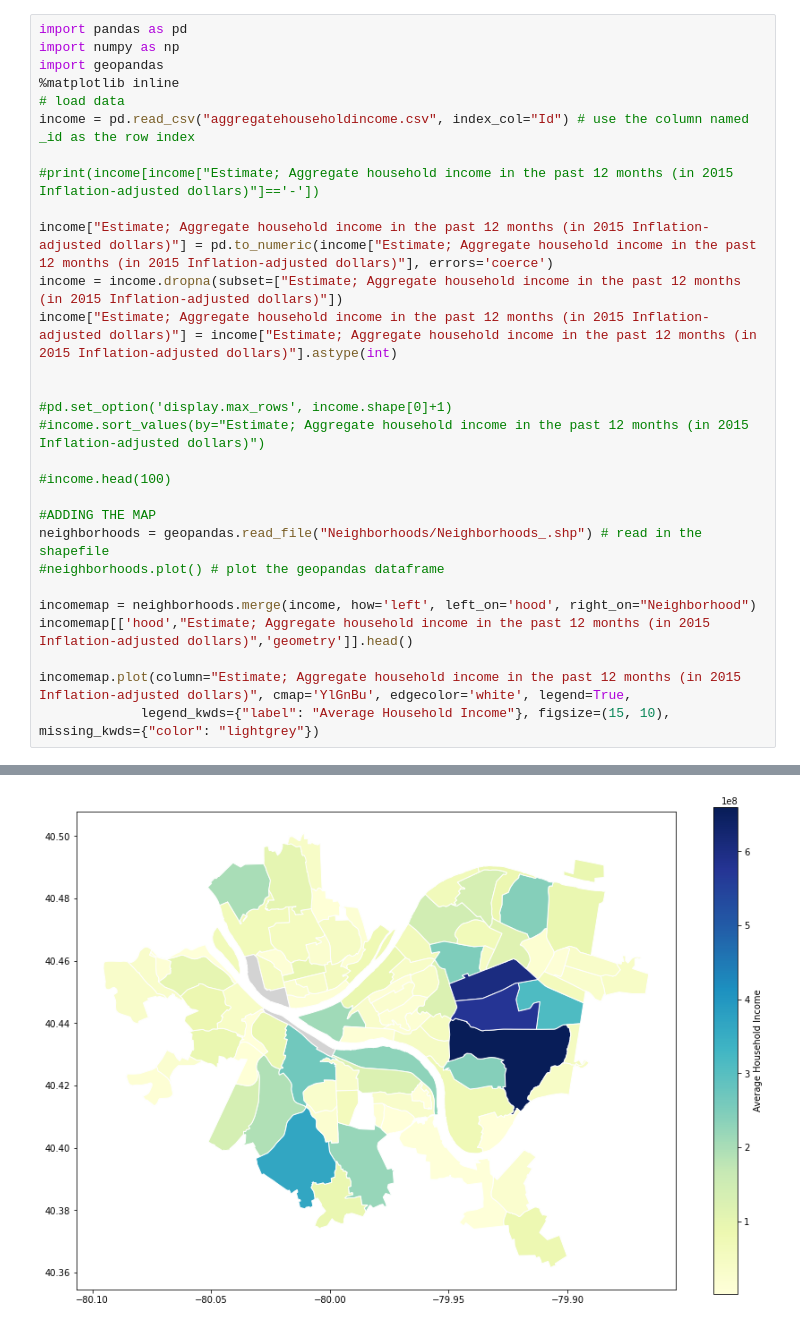
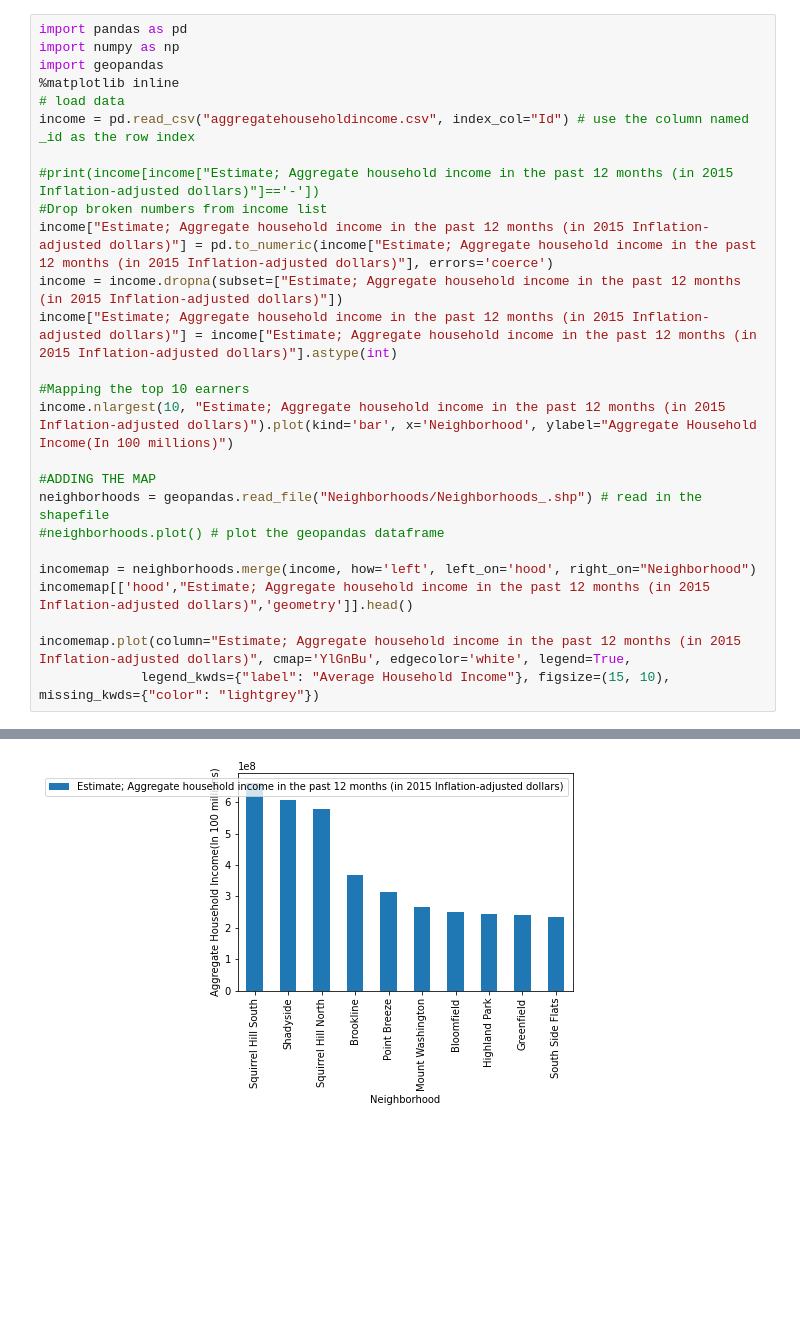
Before and after one commit to lampealex888/FinalProject, a Jupyter notebook: scottNotebook.ipynb, the cells around one changed output, grey strips where cells are left out. Saved outputs shown, nothing was run; the diff lists cells and outputs as text; blank space fills up the shorter version.

```diff
--- a/scottNotebook.ipynb
+++ b/scottNotebook.ipynb
@@ -1,32 +5,29 @@
 # %%
 import pandas as pd
 import numpy as np
 import geopandas
 %matplotlib inline
 # load data
 income = pd.read_csv("aggregatehouseholdincome.csv", index_col="Id") # use the column named _id as the row index
 
 #print(income[income["Estimate; Aggregate household income in the past 12 months (in 2015 Inflation-adjusted dollars)"]=='-'])
-
+#Drop broken numbers from income list
 income["Estimate; Aggregate household income in the past 12 months (in 2015 Inflation-adjusted dollars)"] = pd.to_numeric(income["Estimate; Aggregate household income in the past 12 months (in 2015 Inflation-adjusted dollars)"], errors='coerce')
 income = income.dropna(subset=["Estimate; Aggregate household income in the past 12 months (in 2015 Inflation-adjusted dollars)"])
 income["Estimate; Aggregate household income in the past 12 months (in 2015 Inflation-adjusted dollars)"] = income["Estimate; Aggregate household income in the past 12 months (in 2015 Inflation-adjusted dollars)"].astype(int)
 
-
-#pd.set_option('display.max_rows', income.shape[0]+1)
-#income.sort_values(by="Estimate; Aggregate household income in the past 12 months (in 2015 Inflation-adjusted dollars)")
-
-#income.head(100)
+#Mapping the top 10 earners
+income.nlargest(10, "Estimate; Aggregate household income in the past 12 months (in 2015 Inflation-adjusted dollars)").plot(kind='bar', x='Neighborhood', ylabel="Aggregate Household Income(In 100 millions)")
 
 #ADDING THE MAP
 neighborhoods = geopandas.read_file("Neighborhoods/Neighborhoods_.shp") # read in the shapefile
 #neighborhoods.plot() # plot the geopandas dataframe
 
 incomemap = neighborhoods.merge(income, how='left', left_on='hood', right_on="Neighborhood")
 incomemap[['hood',"Estimate; Aggregate household income in the past 12 months (in 2015 Inflation-adjusted dollars)",'geometry']].head()
 
 incomemap.plot(column="Estimate; Aggregate household income in the past 12 months (in 2015 Inflation-adjusted dollars)", cmap='YlGnBu', edgecolor='white', legend=True,
              legend_kwds={"label": "Average Household Income"}, figsize=(15, 10), missing_kwds={"color": "lightgrey"})
 # %% [output]
 <matplotlib.axes._subplots.AxesSubplot at 0x...>
-[figure, old version]
+[figure, new version]
```
Also changed, not shown: parts of 3 cells of this notebook, 3 other files.
